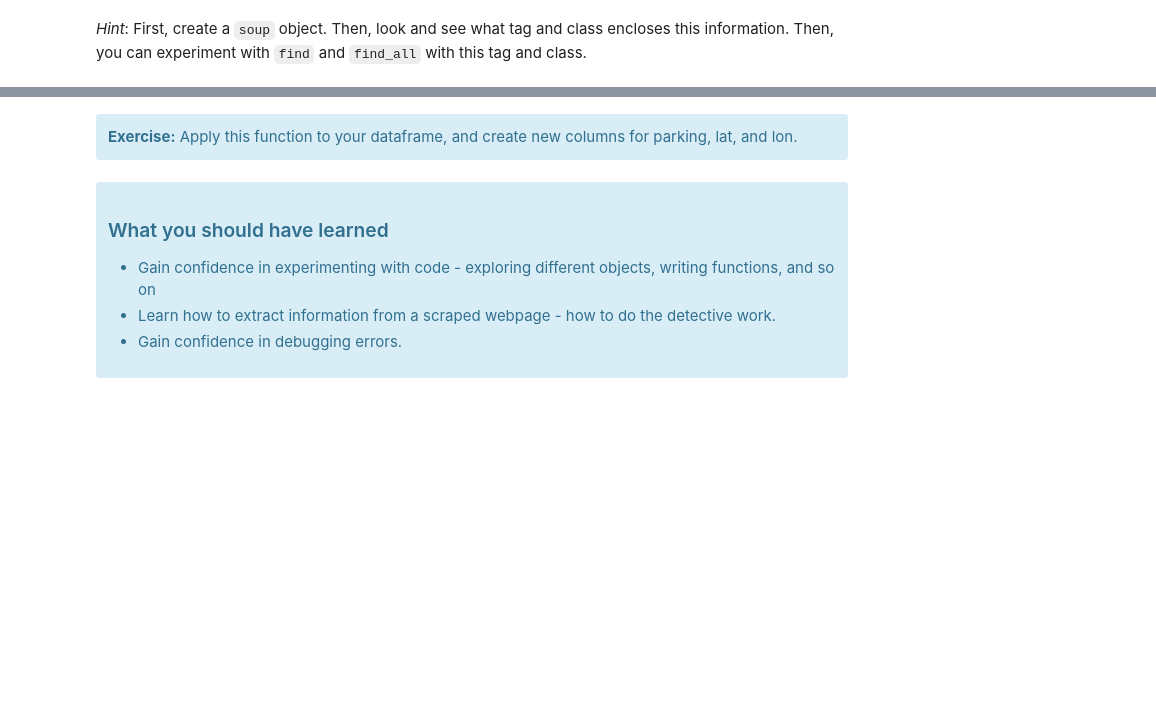
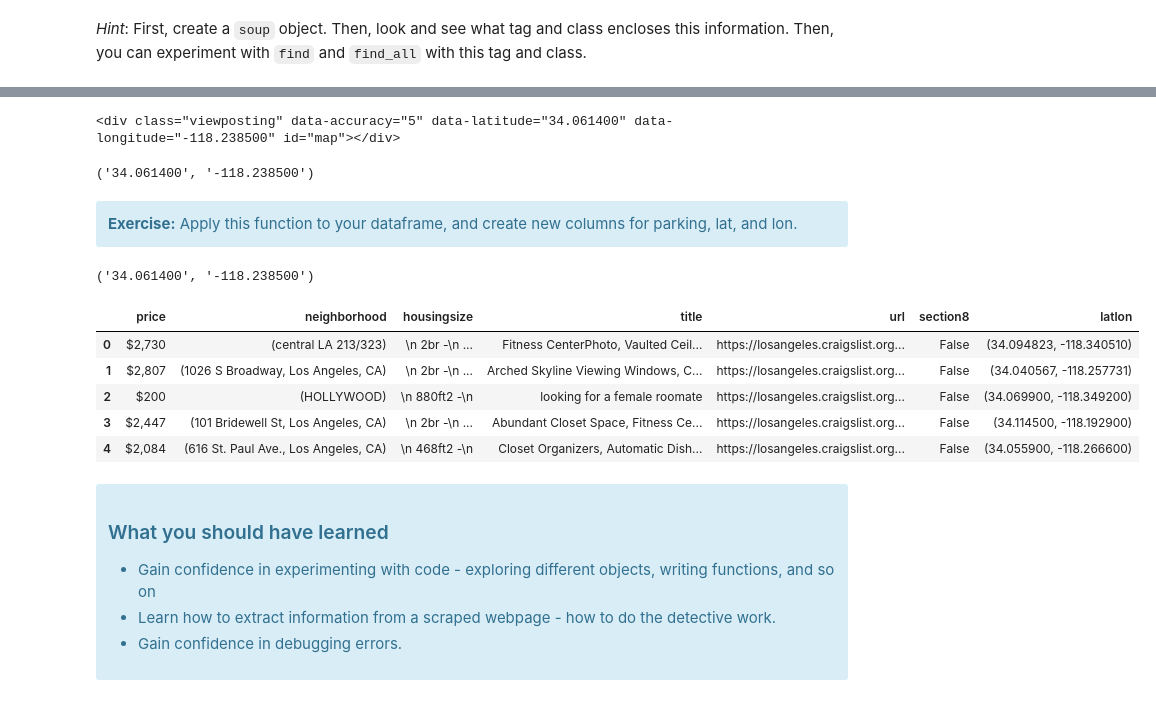
Before and after one commit to UCLALuskinDataScience/urbandatascience-s22, a Jupyter notebook: classes/Class 2 solutions.ipynb, the cells around one changed output, grey strips where cells are left out. Cells and saved outputs as stored; diff of their text form; code cells hidden in the pictures; blank space fills up the shorter version.

```diff
--- a/classes/Class 2 solutions.ipynb
+++ b/classes/Class 2 solutions.ipynb
@@ -196,4 +208,6 @@ df.head()
 # your code here
 # put the output of the request in a variable called r
 # so you can access the content like this
+url = df.loc[0, 'url']
+r = requests.get(url)
 print(r.content)
@@ -226,9 +386,66 @@ The exceptions are (i) parking, and (ii) the geographic coordinates.
+# %%
+# it's in a list of length 1
+# we could get this via link = links[0]
+# or use find (which gets the first instance) rather than find_all
+link = soup.find('div', class_='viewposting')
+link
+# %% [output]
+<div class="viewposting" data-accuracy="5" data-latitude="34.061400" data-longitude="-118.238500" id="map"></div>
+# %%
+# This functions like a dictionary object!
+lat = link['data-latitude']
+lon = link['data-longitude']
+lat, lon
+# %% [output]
+('34.061400', '-118.238500')
 # %% [markdown]
 <div class="alert alert-block alert-info">
 <strong>Exercise:</strong> Apply this function to your dataframe, and create new columns for parking, lat, and lon.
 </div>
 # %%
-# your code here
+# let's put this together
+# just pasting the code we wrote above into a function
+def get_latlong(url):
+    r = requests.get(url)
+    soup = BeautifulSoup(r.content)
+    link = soup.find('div', class_='viewposting')
+    lat = link['data-latitude']
+    lon = link['data-longitude']
+    return (lat, lon)
+
+# test it
+get_latlong(url)
+# %% [output]
+('34.061400', '-118.238500')
+# %%
+# and apply!
+# I got an error with one post that was missing this info
+# so I added a try: except block to the function
+# it returns None if something goes wrong
+
+def get_latlong(url):
+    r = requests.get(url)
+    soup = BeautifulSoup(r.content)
+    link = soup.find('div', class_='viewposting')
+    try:
+        lat = link['data-latitude']
+        lon = link['data-longitude']
+        return (lat, lon)
+    except:
+        return None
+
+df['latlon'] = df.url.apply(get_latlong)
+# %%
+df.head()
+
+# we'd then do the same for parking
+# %% [output]
+|  | price | neighborhood | housingsize | title | url | section8 | latlon |
+| 0 | $2,730 | (central LA 213/323) | \n 2br -\n ... | Fitness CenterPhoto, Vaulted Ceil... | https://losangeles.craigslist.org... | False | (34.094823, -118.340510) |
+| 1 | $2,807 | (1026 S Broadway, Los Angeles, CA) | \n 2br -\n ... | Arched Skyline Viewing Windows, C... | https://losangeles.craigslist.org... | False | (34.040567, -118.257731) |
+| 2 | $200 | (HOLLYWOOD) | \n 880ft2 -\n | looking for a female roomate | https://losangeles.craigslist.org... | False | (34.069900, -118.349200) |
+| 3 | $2,447 | (101 Bridewell St, Los Angeles, CA) | \n 2br -\n ... | Abundant Closet Space, Fitness Ce... | https://losangeles.craigslist.org... | False | (34.114500, -118.192900) |
+| 4 | $2,084 | (616 St. Paul Ave., Los Angeles, CA) | \n 468ft2 -\n | Closet Organizers, Automatic Dish... | https://losangeles.craigslist.org... | False | (34.055900, -118.266600) |
 # %% [markdown]
 <div class="alert alert-block alert-info">
 <h3>What you should have learned</h3>
```
Also changed, not shown: parts of 16 cells of this notebook, 1 other file.
